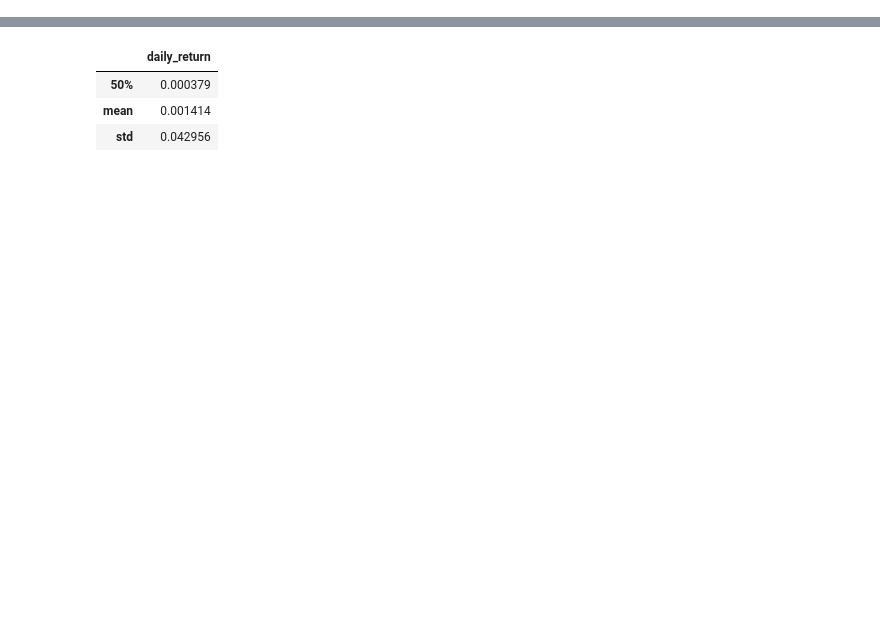
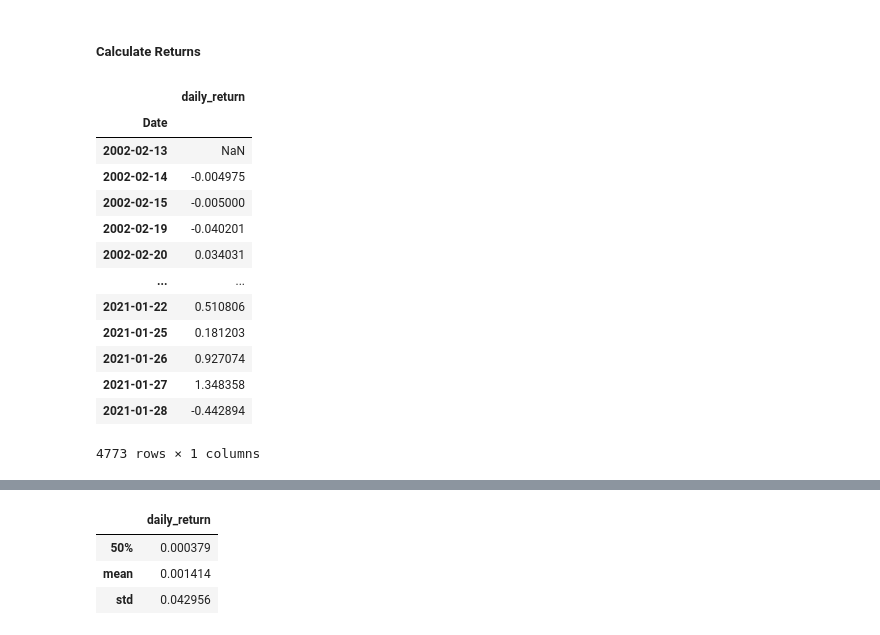
Before and after one commit to FergM/fattails, a Jupyter notebook: notebooks/NB-25 - Survival Plot - Gamestop.ipynb, the cells around one changed output, grey strips where cells are left out. Drawn from its saved outputs; the diff is of its cells as text; code cells hidden in the pictures; blank space fills up the shorter version.

```diff
--- a/notebooks/NB-25 - Survival Plot - Gamestop.ipynb
+++ b/notebooks/NB-25 - Survival Plot - Gamestop.ipynb
@@ -6,0 +28,26 @@ Roughwork exploration GameStop Stock return data:
+# %% [markdown]
+##### Calculate Returns
+# %%
+close_price = price_data.Close
+previous_close_price = price_data.Close
+
+daily_return = close_price / previous_close_price.shift(1) - 1
+
+# Format as a DataFrame
+df = daily_return.to_frame('daily_return')
+df
+# %% [output]
+|  | daily_return |
+| Date |  |
+| 2002-02-13 | NaN |
+| 2002-02-14 | -0.004975 |
+| 2002-02-15 | -0.005000 |
+| 2002-02-19 | -0.040201 |
+| 2002-02-20 | 0.034031 |
+| ... | ... |
+| 2021-01-22 | 0.510806 |
+| 2021-01-25 | 0.181203 |
+| 2021-01-26 | 0.927074 |
+| 2021-01-27 | 1.348358 |
+| 2021-01-28 | -0.442894 |
+4773 rows × 1 columns
```
Also changed, not shown: parts of 33 cells of this notebook, 4 other files.
